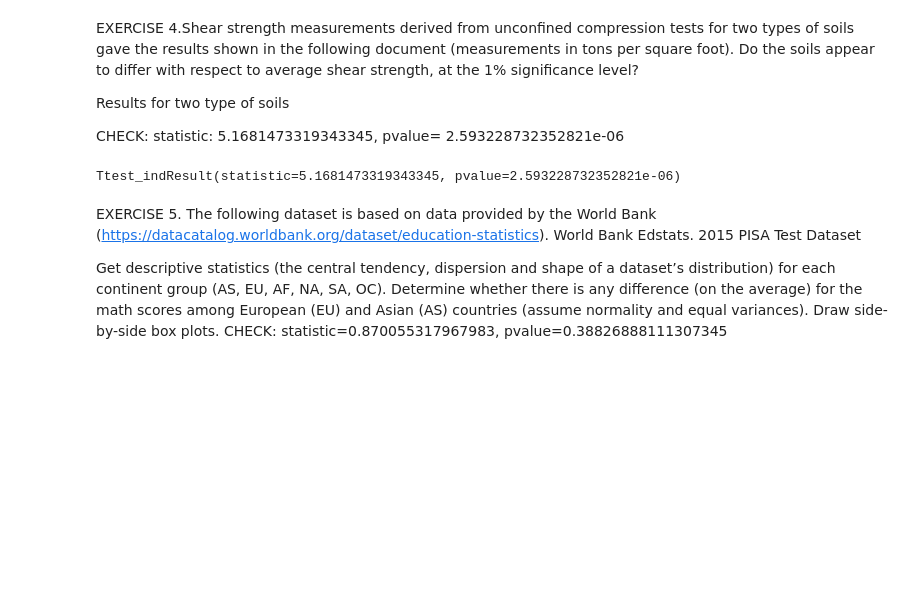
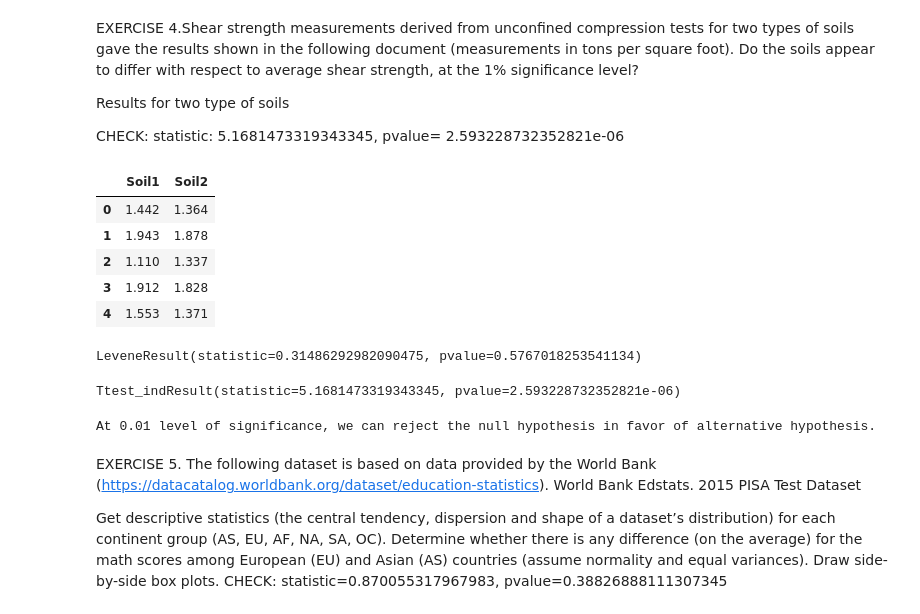
Before and after one commit to huseyin79/02_DATA_ANALYTICS_MODULE, a Jupyter notebook: 3- Classes & Labs/0-ASSIGNMENTS/STATS/Assignment_2.ipynb, the cells around one changed output. Saved outputs shown, nothing was run; the diff lists cells and outputs as text; code cells hidden in the pictures; blank space fills up the shorter version.

```diff
--- a/3- Classes & Labs/0-ASSIGNMENTS/STATS/Assignment_2.ipynb
+++ b/3- Classes & Labs/0-ASSIGNMENTS/STATS/Assignment_2.ipynb
@@ -98,3 +98,11 @@ CHECK: statistic: 5.1681473319343345, pvalue= 2.593228732352821e-06
 # %%
 import pandas as pd
 df = pd.read_csv("soil - Sheet1.csv")
+df.head()
+# %% [output]
+|  | Soil1 | Soil2 |
+| 0 | 1.442 | 1.364 |
+| 1 | 1.943 | 1.878 |
+| 2 | 1.110 | 1.337 |
+| 3 | 1.912 | 1.828 |
+| 4 | 1.553 | 1.371 |
@@ -100,0 +112,5 @@ df = pd.read_csv("soil - Sheet1.csv")
+# %%
+leveneTest = stats.levene(df.Soil1.iloc[:30], df.Soil2)
+leveneTest
+# %% [output]
+LeveneResult(statistic=0.31486292982090475, pvalue=0.5767018253541134)
@@ -103,5 +122,14 @@ stats.ttest_ind(df.Soil1.iloc[:30], df.Soil2, alternative='two-sided')
 # %% [output]
 Ttest_indResult(statistic=5.1681473319343345, pvalue=2.593228732352821e-06)
+# %%
+alpha = 0.01
+
+if st_test.pvalue<alpha:
+    print('At {} level of significance, we can reject the null hypothesis in favor of alternative hypothesis.'.format(alpha))
+else:
+    print('At {} level of significance, we fail to reject the null hypothesis.'.format(alpha))
+# %% [output]
+At 0.01 level of significance, we can reject the null hypothesis in favor of alternative hypothesis.
 # %% [markdown]
 EXERCISE 5. The following dataset is based on data provided by the World Bank (https://datacatalog.worldbank.org/dataset/education-statistics). World Bank Edstats.  2015 PISA Test Dataset
 
```
Also changed, not shown: parts of 18 cells of this notebook, 1 other file.
